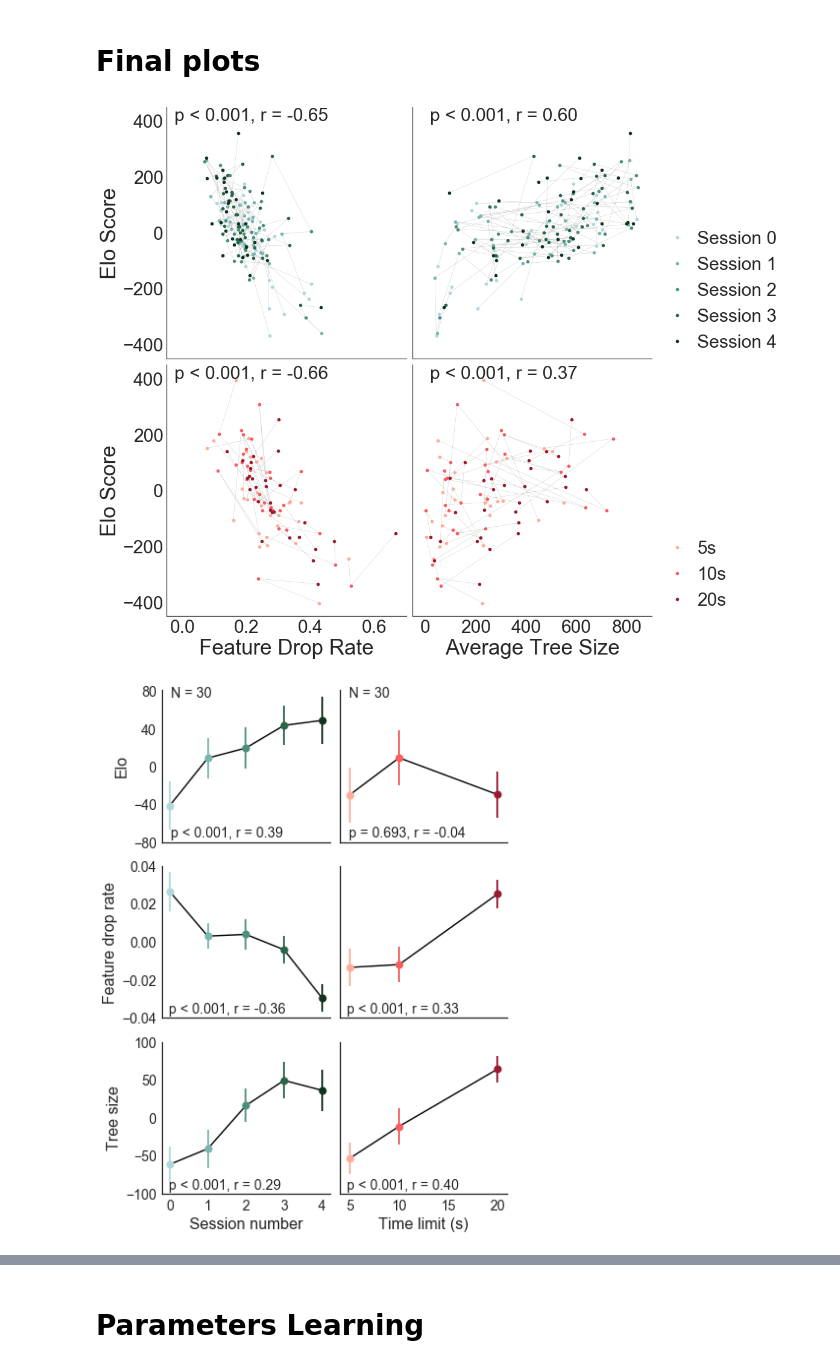
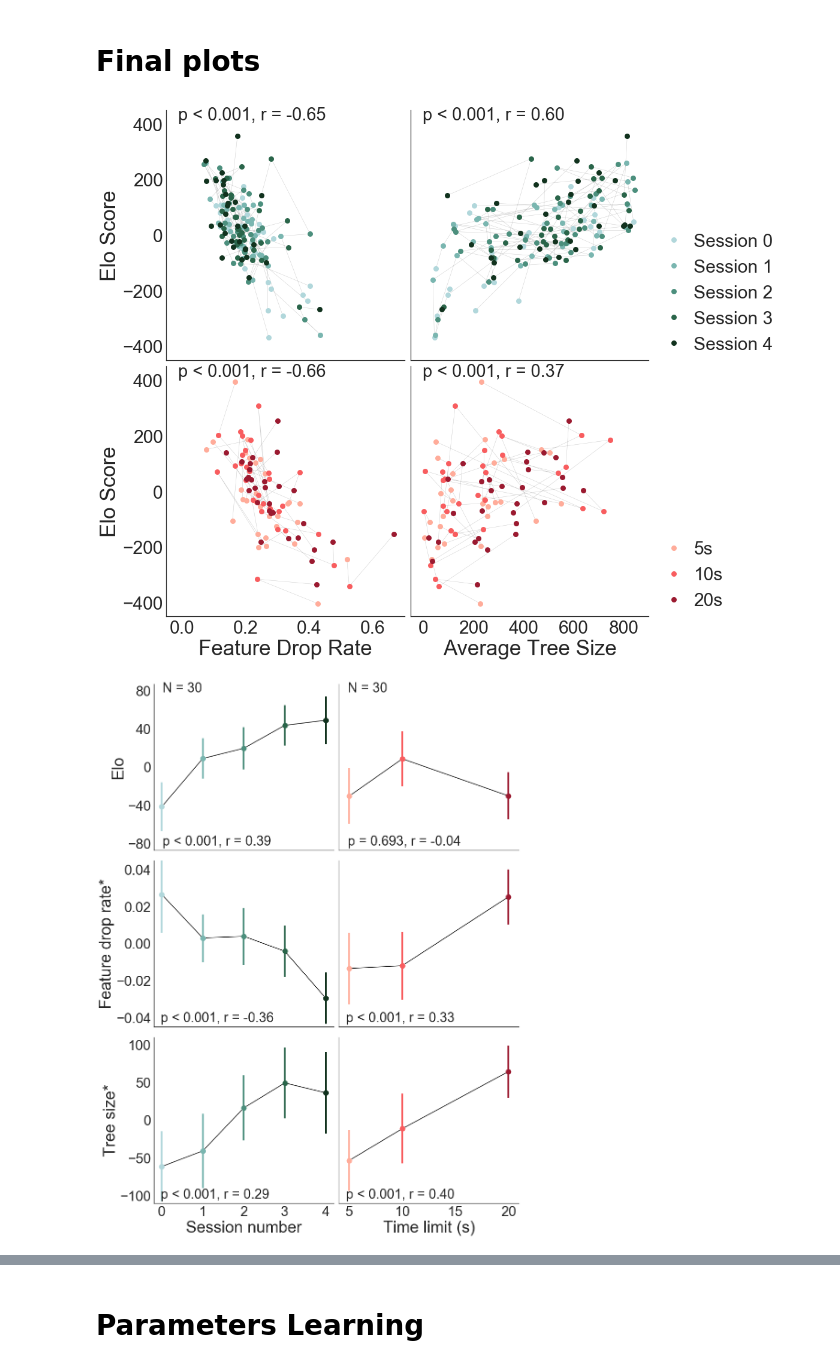
Before and after one commit to galbiati/mnk-figures, a Jupyter notebook: cosyne2017/Poster.ipynb, the cells around one changed output, grey strips where cells are left out. Drawn from its saved outputs; the diff is of its cells as text; code cells hidden in the pictures.

```diff
--- a/cosyne2017/Poster.ipynb
+++ b/cosyne2017/Poster.ipynb
@@ -52,6 +53,8 @@ params_lrn = pd.read_csv(os.path.join(gdpath, 'Analysis/3_lrn/params_learn_final
 params_tai = pd.read_csv(os.path.join(gdpath, 'Analysis/5_tai/params_tai_final.csv'))
 # %%
 params_tai['condition'] = params_tai['condition'].map({0: 5, 1: 10, 2:20})
+params_tai['rt'] = params_tai['rt']/1000
+params_lrn['rt'] = params_lrn['rt']/1000
 
 mean_correction_fields = [
     'elo', 'tree_size', 'attention', 'rt', 'lapse', 'act_scale', 'prune_thresh',
@@ -65,7 +68,7 @@ for i, p in enumerate([params_tai, params_lrn]):
         if val in p.columns:
             nv = 'mc ' + val
             mean_correction_labels.append(nv)
-            mean_elos = p.pivot_table(index='subject', values=val)
+            mean_elos = p.pivot_table(index='subject', values=val) # note to self: rename this to not be confusing!
             for i in p.subject.unique():
                 p.loc[p.subject==i, nv] = p.loc[p.subject==i, val] - mean_elos[i]
             p[nv] = p[nv].fillna(method='ffill')
@@ -97,7 +174,7 @@ for s in ['session', 'mc elo', 'mc rt']:
 # %%
 fig, axes = plt.subplots(2, 2, figsize=(13, 13), sharey=True)
 lineplotkws = {'linewidth': .5, 'alpha': .4, 'color': 'grey', 'label': 'none'}
-scatterkws = {'linestyle': 'none', 'marker': 'o'}
+scatterkws = {'linestyle': 'none', 'marker': 'o', 'markersize': 9}
 
 divtypes = ['session', 'condition']
 divlabels = ['Session {}', '{}s']
@@ -130,7 +207,7 @@ for e, experiment in enumerate([pl, pt]):
         x = .05 if i == 0 else 20
         pvaltext = res.pvalue if res.pvalue > .0005 else .001
         textstring = 'p < {:.3f}, r = {:.2f}'.format(pvaltext, res.rvalue)
-        ax.text(x-.075, 400, textstring, fontsize=30)
+        ax.text(.05, .96, textstring, fontsize=29, transform=ax.transAxes)
 
 plt.setp(
     axes[:, 0],
@@ -147,10 +224,11 @@ sns.despine()
 plt.tight_layout()
 fig.savefig(os.path.join(figdir, 'Elo vs Params.png'), bbox_extra_artists=legs, bbox_inches='tight')
 # %% [output]
-[figure, old version]
+[figure, new version]
 # %%
-fig, axes = plt.subplots(3, 2, figsize=(6, 8))
+fig, axes = plt.subplots(3, 2, figsize=(13, 17))
 variables = ordict([('Tree Size', 'mc tree_size'), ('Feature Drop Rate', 'mc attention')][::-1])
+scatterkws['markersize'] = 12
 
 for a, exp in enumerate([pl, pt]):
     ax = axes[0, a]
@@ -163,24 +241,21 @@ for a, exp in enumerate([pl, pt]):
         if j==0:
             s0 = s
         _p = p.loc[p[div]==s, :]
-        ax.plot(
-            _p[div], _p['elo'],
-            marker='o', markersize=8, linestyle='none', color=colorlist[a][j]
-        )
+        ax.plot(_p[div], _p['elo'], color=colorlist[a][j], **scatterkws)
         ax.errorbar(
             _p[div], _p['elo'], yerr=p_sem.loc[p_sem[div]==s, 'elo'],
-            color=colorlist[a][j], linewidth=1.8
+            color=colorlist[a][j], linewidth=3.8
         )
 
     res = stats.linregress(exp[div], exp['mc elo'])
-    ax.text(.05, .95, "N = 30", fontsize=14, transform=ax.transAxes)
+    ax.text(.05, .95, "N = 30", fontsize=29, transform=ax.transAxes)
     ax.text(.05, .03, "p {} {:.3f}, r = {:.2f}".format(
             '=' if res.pvalue > .0005 else '<',
             res.pvalue if res.pvalue > .0005 else .001,
-            res.rvalue), fontsize=14, transform=ax.transAxes
+            res.rvalue), fontsize=29, transform=ax.transAxes
            )
 
-plt.setp(axes[0, :], yticks=np.arange(-80, 81, 40))
+plt.setp(axes[0, :], yticks=np.arange(-80, 81, 40), ylim=[-87, 87])
 plt.setp(axes[0, 0], xlim=[-.25, 4.25], xticks=[], xticklabels=[], ylabel='Elo')
 plt.setp(axes[0, 1], xlim=[4, 21], xticks=[], xticklabels=[])
 
@@ -188,42 +263,38 @@ for a, exp in enumerate([pl, pt]):
     for i, k in enumerate(variables.keys()):
         v = variables[k]
         ax = axes[i+1, a]
         div = divtypes[a]
         colors = [greens, reds][a]
 
         p = exp.groupby(div).mean().reset_index()
         p_sem = exp.groupby(div).sem().reset_index()
         ax.plot(p[div], p[v], color='black')
 
         for l, c in enumerate(p[div].unique()):
             _p = p.loc[p[div]==c]
 
-            ax.plot(
-                _p[div], _p[v],
-                color=colors[l], linestyle='none', marker='o', markersize=8,
-                label='none'
-            )
+            ax.plot(_p[div], _p[v], color=colors[l], label='none', **scatterkws)
 
             ax.errorbar(
-                _p[div], _p[v], yerr=p_sem.loc[p_sem[div]==c, v], linewidth=1.8, color=colors[l]
+                _p[div], _p[v], yerr=p_sem.loc[p_sem[div]==c, v]*1.96, linewidth=3.8, color=colors[l]
             )
 
         res = stats.linregress(exp[div], exp[v])
         ax.text(0.04, 0.03, 'p < {:.3f}, r = {:.2f}'.format(
                 res.pvalue if res.pvalue > .0005 else .001,
-                res.rvalue), fontsize=14, transform=ax.transAxes)
+                res.rvalue), fontsize=29, transform=ax.transAxes)
 
 plt.setp(axes[:, 0], xlim=[-.2, 4.2], xticks=np.arange(0, 4.1, 1))
 plt.setp(axes[:, 1], xlim=[4, 21], xticks=np.arange(5, 21, 5), yticks=[])
-plt.setp(axes[1, :], ylim=[-.04, .04], xticks=[])
-plt.setp(axes[2, :], ylim=[-100, 100])
+plt.setp(axes[1, :], ylim=[-.045, .045], xticks=[])
+plt.setp(axes[2, :], ylim=[-110, 110])
 
-plt.setp(axes[1, 0], ylabel='Feature drop rate', yticks=np.arange(-.04, .041, .02))
-plt.setp(axes[2, 0], ylabel="Tree size", xlabel='Session number', yticks=np.arange(-100, 101, 50))
+plt.setp(axes[1, 0], ylabel='Feature drop rate*', yticks=np.arange(-.04, .041, .02))
+plt.setp(axes[2, 0], ylabel="Tree size*", xlabel='Session number', yticks=np.arange(-100, 101, 50))
 plt.setp(axes[2, 1], xlabel='Time limit (s)')
 
 sns.despine()
 plt.tight_layout()
 fig.savefig(os.path.join(figdir, 'Manip vs Params.png'))
 # %% [output]
-[figure, old version]
+[figure, new version]
```
Also changed, not shown: parts of 27 cells of this notebook.
